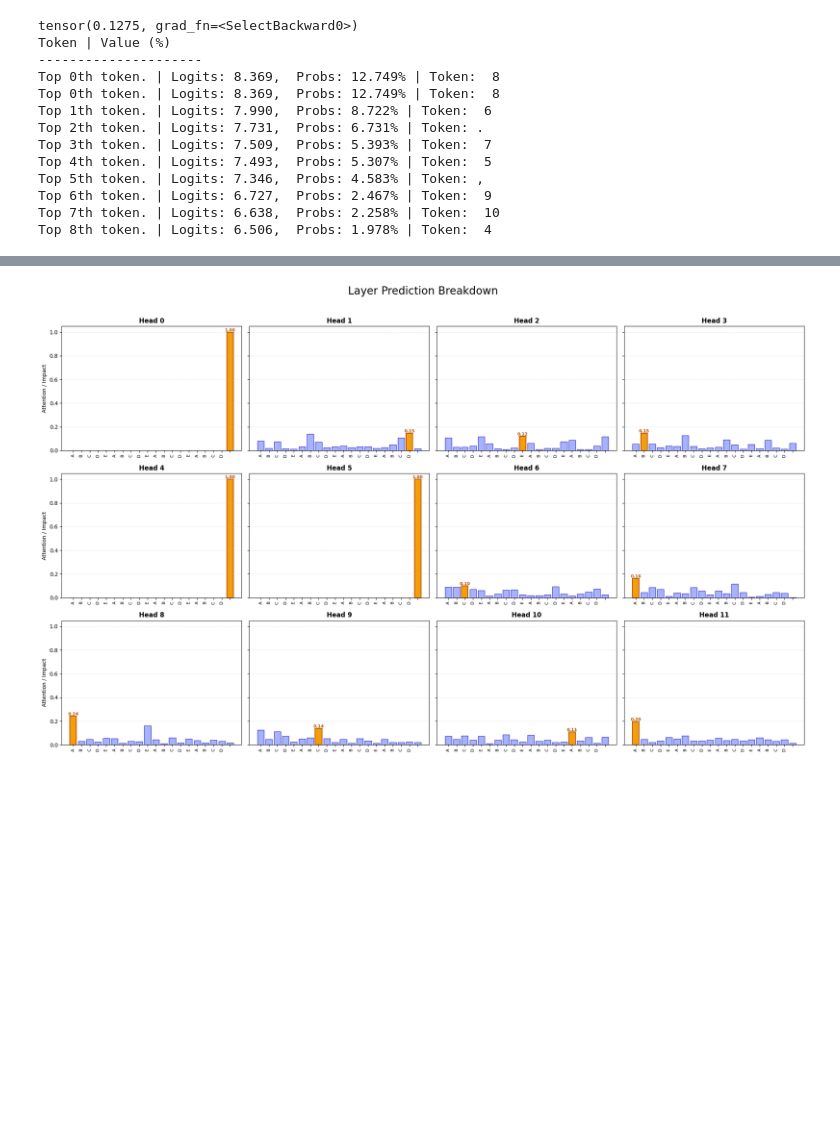
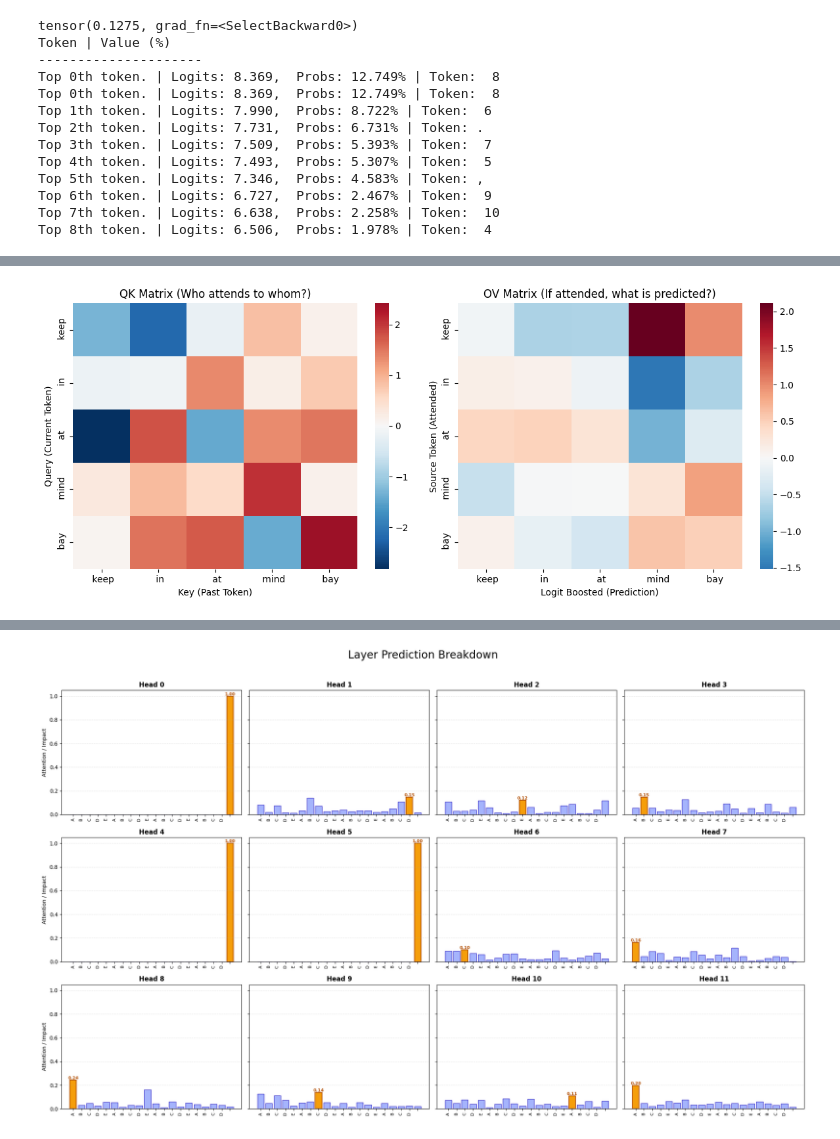
Before and after one commit to Yuralo/Mechanistic-Interpretability, a Jupyter notebook: exp-3.1/exp-3.1.ipynb, the cells around one changed output, grey strips where cells are left out. Cells and saved outputs as stored; diff of their text form; code cells hidden in the pictures; blank space fills up the shorter version.

```diff
--- a/exp-3.1/exp-3.1.ipynb
+++ b/exp-3.1/exp-3.1.ipynb
@@ -485,0 +486,96 @@ Top 94th token. | Logits: 4.504,  Probs: 0.137% | Token:  J
+# %%
+
+def analyze_skip_trigram_bugs(model, layer_idx, head_idx):
+    """
+    Visualizes the QK (Attention) and OV (Output) matrices for a specific head
+    on a small subset of words to demonstrate the 'factorization bug'.
+    """
+    device = next(model.parameters()).device
+
+    # 1. Define the 'Bug' Vocabulary
+    # Scenario: "Keep in mind" vs "Keep at bay".
+    # The model should not predict "Keep at mind" or "Keep in bay".
+    words = [" keep", " in", " at", " mind", " bay"]
+    token_ids = [enc.encode(w)[0] for w in words]
+    vocab_subset_size = len(token_ids)
+
+    print(f"\n--- Skip-Trigram Analysis (Layer {layer_idx}, Head {head_idx}) ---")
+    print(f"Checking factorization for: {words}")
+
+    with torch.no_grad():
+        # 2. Extract Weights for this specific Head
+        # W_E: [Vocab, d_model]
+        E = model.W_E.weight[token_ids, :] # Subset embedding [5, d_model]
+        U = model.W_U.weight[token_ids, :] # Subset unembedding [5, d_model] (Target logits)
+
+        # Slicing the Head weights
+        # Note: Your model stores weights as [Out, In] or [In, Out] depending on Linear definition.
+        # PyTorch Linear weights are [Out_Features, In_Features].
+
+        # W_Q: [n_heads*d_head, d_model] -> slice to [d_head, d_model]
+        W_Q_all = model.W_Q[layer_idx].weight
+        W_K_all = model.W_K[layer_idx].weight
+        W_V_all = model.W_V[layer_idx].weight
+        W_O_all = model.W_O[layer_idx].weight
+
+        d_head = model.d_head
+        start = head_idx * d_head
+        end = (head_idx + 1) * d_head
+
+        # Extract specific head weights
+        W_Q = W_Q_all[start:end, :]   # [d_head, d_model]
+        W_K = W_K_all[start:end, :]   # [d_head, d_model]
+        W_V = W_V_all[start:end, :]   # [d_head, d_model]
+        W_O = W_O_all[:, start:end]   # [d_model, d_head] (W_O is usually projected back)
+
+        # 3. Calculate QK Circuit (Who attends to whom?)
+        # Score = (E_query @ W_Q.T) @ (E_key @ W_K.T).T
+        # But simpler: Full QK Matrix in Embedding space = W_Q.T @ W_K
+        # We want the interactions between our specific tokens.
+
+        # Q_subset = E @ W_Q.T  (Query vectors for our 5 words)
+        # K_subset = E @ W_K.T  (Key vectors for our 5 words)
+        Q_subset = torch.matmul(E, W_Q.T)
+        K_subset = torch.matmul(E, W_K.T)
+
+        # Attention Scores (Unnormalized logits)
+        # Shape: [5, 5] (Row: Query/Current, Col: Key/Previous)
+        QK_matrix = torch.matmul(Q_subset, K_subset.T) / (d_head ** 0.5)
+
+        # 4. Calculate OV Circuit (Who predicts whom?)
+        # Effect = (E_source @ W_V.T @ W_O.T) @ U.T
+        # Meaning: If I attend to 'source', what logits do I increase?
+
+        V_subset = torch.matmul(E, W_V.T) # [5, d_head]
+        Out_subset = torch.matmul(V_subset, W_O.T) # [5, d_model]
+        OV_matrix = torch.matmul(Out_subset, U.T) # [5, 5] (Row: Attended Token, Col: Logit Boosted)
+
+    # 5. Visualization
+    plt.figure(figsize=(12, 5))
+
+    # Plot QK (Attention)
+    plt.subplot(1, 2, 1)
+    sns.heatmap(QK_matrix.cpu().numpy(), xticklabels=words, yticklabels=words, cmap="RdBu_r", center=0)
+    plt.title("QK Matrix (Who attends to whom?)")
+    plt.xlabel("Key (Past Token)")
+    plt.ylabel("Query (Current Token)")
+
+    # Plot OV (Prediction)
+    plt.subplot(1, 2, 2)
+    sns.heatmap(OV_matrix.cpu().numpy(), xticklabels=words, yticklabels=words, cmap="RdBu_r", center=0)
+    plt.title("OV Matrix (If attended, what is predicted?)")
+    plt.xlabel("Logit Boosted (Prediction)")
+    plt.ylabel("Source Token (Attended)")
+
+    plt.tight_layout()
+    plt.show()
+
+    print("INTERPRETATION:")
+    print("1. Look at QK: If 'in' or 'at' (Query) attends strongly to 'keep' (Key).")
+    print("2. Look at OV: If 'keep' (Source) boosts BOTH 'mind' and 'bay' (Prediction).")
+    print("3. THE BUG: If both are true, the model boosts 'keep at mind' and 'keep in bay'.")
+    print("   It cannot conditionally boost 'mind' only if the query was 'in'.")
+
+# Run it on a likely induction head (e.g., Layer 5, Head 0 from previous assumptions)
+analyze_skip_trigram_bugs(model, layer_idx=5, head_idx=0)
+# %% [output]
@@ -485,0 +584 @@ Top 94th token. | Logits: 4.504,  Probs: 0.137% | Token:  J
+[figure, added]
```
Also changed, not shown: parts of 3 cells of this notebook, 4 other files.
